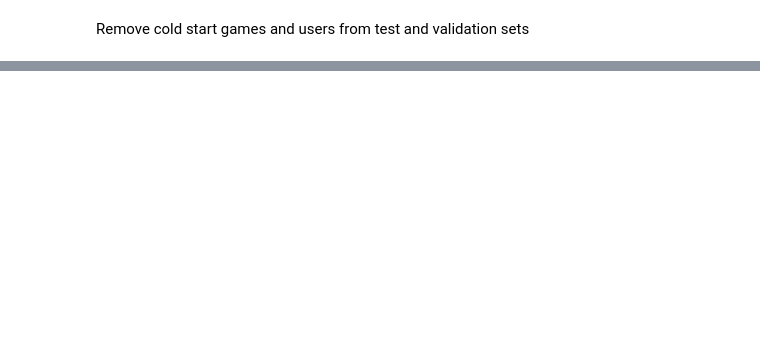
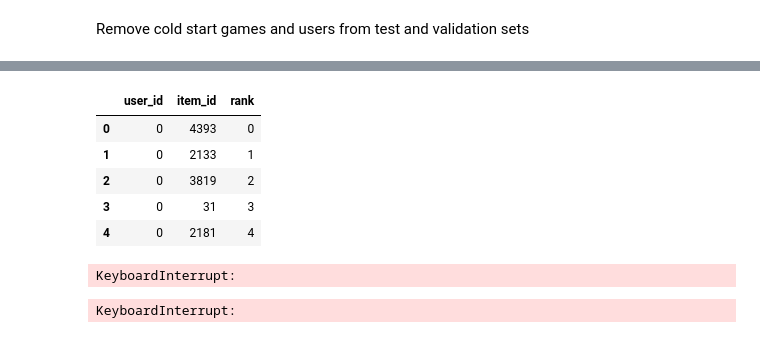
Before and after one commit to rproskuryakov/recsys-playground, a Jupyter notebook: notebooks/baseline.ipynb, the cells around one changed output, grey strips where cells are left out. Drawn from its saved outputs; the diff is of its cells as text; code cells hidden in the pictures; blank space fills up the shorter version.

```diff
--- a/notebooks/baseline.ipynb
+++ b/notebooks/baseline.ipynb
@@ -120,6 +125,5 @@ Wall time: 43.3 ms
 # %%
 %%time
-# Initialize and train the ALS model
-model = als.AlternatingLeastSquares(factors=50, regularization=0.1, random_state=21122024) #factors is the number of latent factors
-model.fit(user_item_matrix)
+model = LightFM(loss="warp", random_state=20242812, no_components=N_EMBEDDING_DIMENSIONS)
+model.fit(train_user_item_matrix, epochs=30, num_threads=6)
 # %% [output]
@@ -151,0 +141,10 @@ model_implicit.fit(user_item_matrix_implicit)
+# %%
+%%time
+item_biases, item_embeddings = model.get_item_representations()
+n_voronoi_cells = 8
+quantizer = faiss.IndexFlatIP(N_EMBEDDING_DIMENSIONS)  # the other index
+item_vector_index = faiss.IndexIVFFlat(quantizer, N_EMBEDDING_DIMENSIONS, n_voronoi_cells)
+# item_vector_index = faiss.index_factory(N_EMBEDDING_DIMENSIONS, "IVF65536_HNSW32,Flat")
+item_vector_index.nprobe = 1
+item_vector_index.train(item_embeddings)
+item_vector_index.add(item_embeddings)
@@ -151,0 +156,2 @@ model_implicit.fit(user_item_matrix_implicit)
+# %%
+user_biases, user_train_embeddings = model.get_user_representations()
@@ -151,0 +160,11 @@ model_implicit.fit(user_item_matrix_implicit)
+# %%
+%%time
+train_user_to_recommended_items = []
+batch_size = 512
+K = 5
+for i in range(0, user_train_embeddings.shape[0], batch_size):
+    distances, labels = item_vector_index.search(user_train_embeddings[i:i+batch_size], k=K)
+    for j in range(0, labels.shape[0]):
+        train_user_to_recommended_items.extend(
+            [(i+j, label, rank) for rank, label in enumerate(labels[j])]
+        )
@@ -151,0 +174,10 @@ model_implicit.fit(user_item_matrix_implicit)
+# %%
+train_df_predicted = pd.DataFrame(data=np.array(train_user_to_recommended_items), columns=["user_id", "item_id", "rank"])
+train_df_predicted.head()
+# %% [output]
+|  | user_id | item_id | rank |
+| 0 | 0 | 4393 | 0 |
+| 1 | 0 | 2133 | 1 |
+| 2 | 0 | 3819 | 2 |
+| 3 | 0 | 31 | 3 |
+| 4 | 0 | 2181 | 4 |
@@ -151,0 +216,9 @@ model_implicit.fit(user_item_matrix_implicit)
+# %%
+%%time
+print(f"""Train MRR@5: {mrr_at_k_score(
+    train_df, train_df_predicted,
+    predicted_col='rank', user_col='user_id',
+    item_col='item_id', k=5,
+)}""")
+# %% [output]
+KeyboardInterrupt:
@@ -151,0 +245,13 @@ model_implicit.fit(user_item_matrix_implicit)
+# %%
+%%time
+test_user_to_recommended_items = []
+batch_size = 512
+K = 5
+for i in range(0, user_train_embeddings.shape[0], batch_size):
+    distances, labels = item_vector_index.search(user_train_embeddings[i:i+batch_size], k=K)
+    for j in range(0, labels.shape[0]):
+        train_user_to_recommended_items.extend(
+            [(i+j, label, rank) for rank, label in enumerate(labels[j])]
+        )
+# %% [output]
+KeyboardInterrupt:
```
Also changed, not shown: parts of 45 cells of this notebook.
